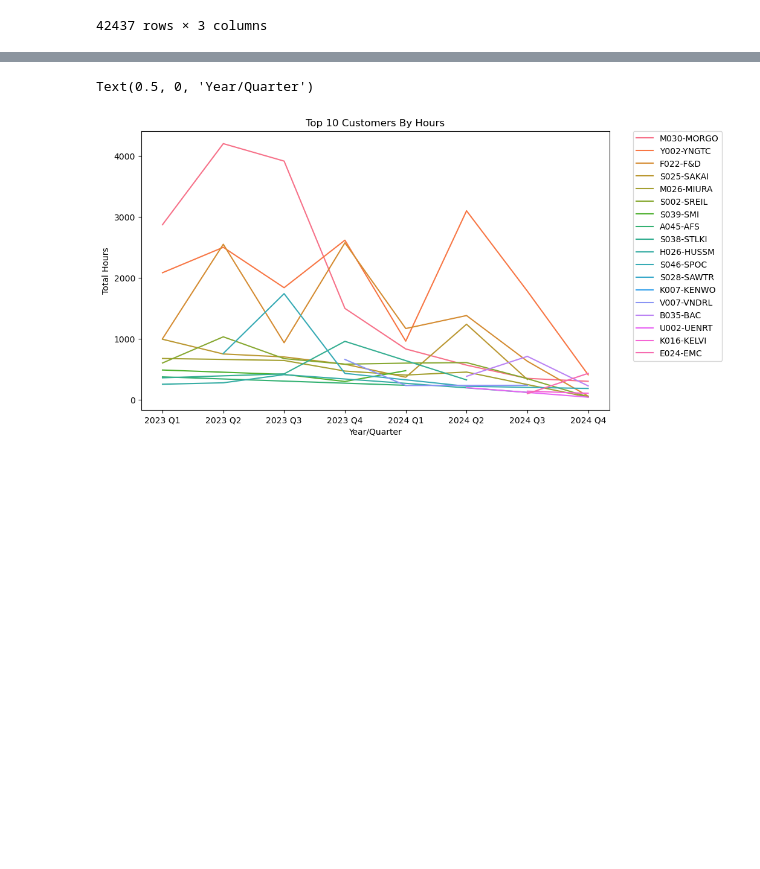
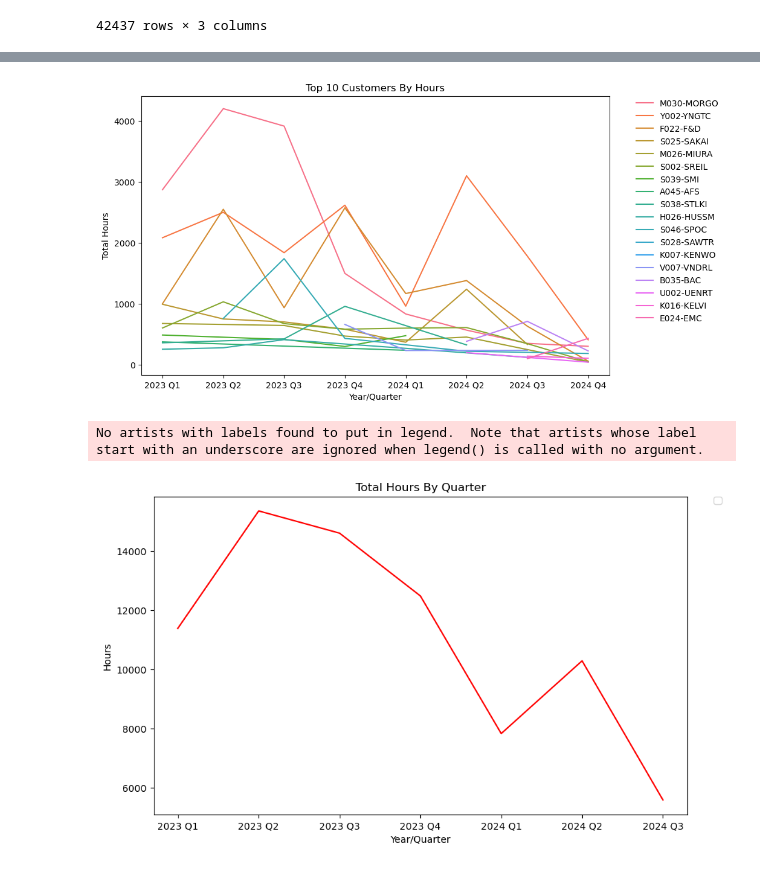
Before and after one commit to NSS-Full-Time-Data-Analytics-14/metal-fabrication-snickers, a Jupyter notebook: notebooks/metal_fabrication_lg.ipynb, the cells around one changed output, grey strips where cells are left out. Saved outputs shown, nothing was run; the diff lists cells and outputs as text; code cells hidden in the pictures; blank space fills up the shorter version.

```diff
--- a/notebooks/metal_fabrication_lg.ipynb
+++ b/notebooks/metal_fabrication_lg.ipynb
@@ -571,4 +629,6 @@ q3_hours_2024=q_hours_2024.loc[q_hours_2024['quarter']==3].sort_values(by='total
 # %%
 q3_hours_2024['year'] = '2024'
+# %%
+q3_hours_2024_everyone['year'] = '2024'
 # %%
 q4_hours_2024=q_hours_2024.loc[q_hours_2024['quarter']==4].sort_values(by='total_actual_hours', ascending=False).head(10)
@@ -577,4 +641,6 @@ q4_hours_2024['year'] = '2024'
 # %%
 hours = pd.concat([q1_hours_2023,q2_hours_2023,q3_hours_2023,q4_hours_2023,q1_hours_2024,q2_hours_2024,q3_hours_2024,q4_hours_2024])
+# %%
+hours2 = pd.concat([q1_hours_2023_everyone,q2_hours_2023_everyone,q3_hours_2023_everyone,q4_hours_2023_everyone,q1_hours_2024_everyone,q2_hours_2024_everyone,q3_hours_2024_everyone])
 # %%
 revenue = pd.concat([q1_rev_2023,q2_rev_2023,q3_rev_2023,q4_rev_2023,q1_rev_2024,q2_rev_2024,q3_rev_2024,q4_rev_2024])
@@ -593,0 +655,2 @@ jobs['year_quarterly']= jobs['year'] +' ' +'Q'+  jobs['quarter'].astype('int').a
+# %%
+hours2['year_quarterly']= hours2['year'] +' ' +'Q'+  hours2['quarter'].astype('int').astype('str')
@@ -593,0 +665,2 @@ jobs['year_quarterly']= jobs['year'] +' ' +'Q'+  jobs['quarter'].astype('int').a
+# %%
+hours2=hours2.groupby('year_quarterly')['total_actual_hours'].sum().to_frame().reset_index()
@@ -595,10 +672,22 @@ jobs['year_quarterly']= jobs['year'] +' ' +'Q'+  jobs['quarter'].astype('int').a
 plt.figure(figsize=(10,6))
 
 sns.lineplot(data= hours, x = 'year_quarterly', y='total_actual_hours', hue = 'jmp_customer_organization_id')
-plt.legend(bbox_to_anchor=(1.05, 1), loc='upper left', borderaxespad=0);
 plt.title('Top 10 Customers By Hours')
 plt.ylabel('Total Hours')
 plt.xlabel('Year/Quarter')
+plt.legend(bbox_to_anchor=(1.05, 1), loc='best', borderaxespad=0, framealpha=0).get_frame()
+plt.savefig("hours.png", bbox_inches='tight', transparent=True)
 # %% [output]
-Text(0.5, 0, 'Year/Quarter')
 [figure]
+# %%
+plt.figure(figsize=(10,6))
+
+sns.lineplot(data= hours2, x = 'year_quarterly', y='total_actual_hours', color='red')
+plt.legend(bbox_to_anchor=(1.05, 1), loc='upper left', borderaxespad=0);
+plt.title('Total Hours By Quarter')
+plt.ylabel('Hours')
+plt.xlabel('Year/Quarter')
+plt.savefig("hours2.png",bbox_inches='tight', transparent=True)
+# %% [output]
+No artists with labels found to put in legend.  Note that artists whose label start with an underscore are ignored when legend() is called with no argument.
+[figure, added]
```
Also changed, not shown: parts of 69 cells of this notebook, 11 other files.
